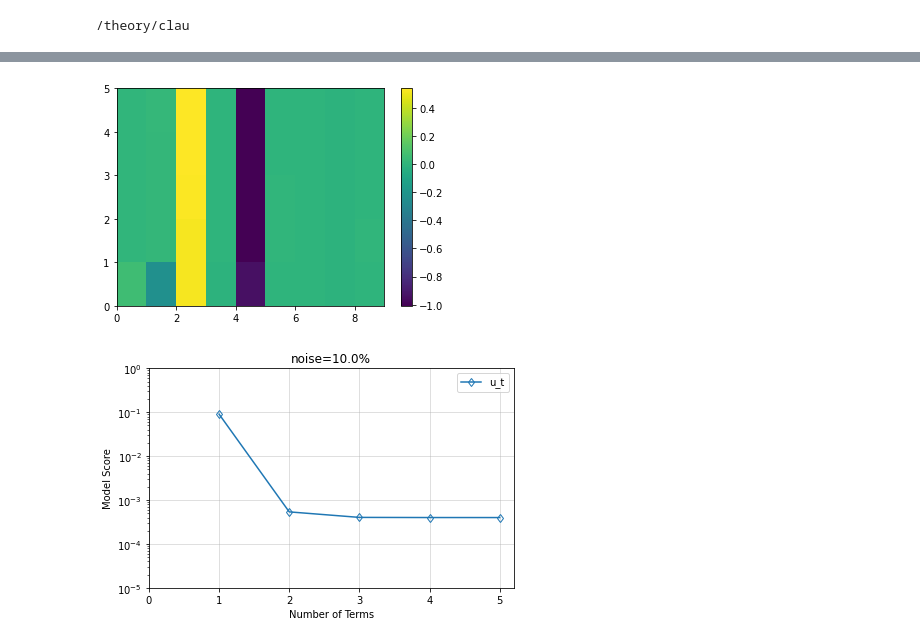
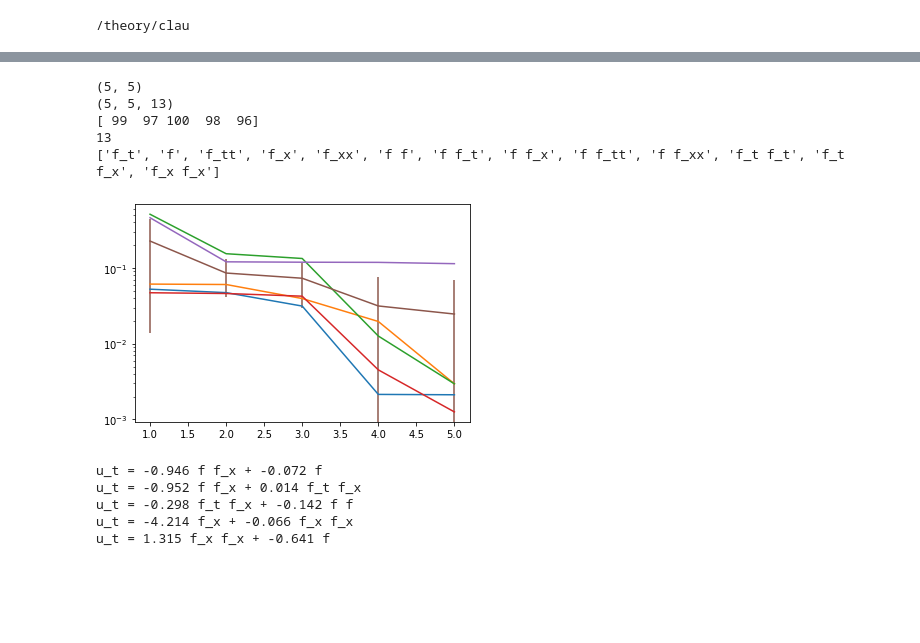
Before and after one commit to iamcalvinlau/MISER, a Jupyter notebook: SINDy -- Burger's Equation (Smoothed Polyfit).ipynb, the cells around one changed output, grey strips where cells are left out. Saved outputs shown, nothing was run; the diff lists cells and outputs as text; code cells hidden in the pictures; blank space fills up the shorter version.

```diff
--- a/SINDy -- Burger's Equation (Smoothed Polyfit).ipynb
+++ b/SINDy -- Burger's Equation (Smoothed Polyfit).ipynb
@@ -539,28 +87,50 @@ plt.show()
-# %%
-plt.pcolormesh(np.array(model.optimizer.history_)[:,0,:])
-plt.colorbar()
-plt.show()
-# %% [output]
-[figure, removed]
-# %%
-plt.figure()
-plt.plot(
-    N_terms,
-    1-np.array(score),
-    'd-',
-    mfc='none',
-    label='u_t'
-)
-plt.legend()
-plt.yscale('log')
-plt.title('noise={}%'.format(noise_level*100))
-plt.xlabel('Number of Terms')
-plt.ylabel('Model Score')
-# plt.axvline(threshold,c='k',ls='--')
-plt.tight_layout()
-plt.ylim(1e-5,1e0)
-plt.xticks([0,1,2,3,4,5])
-plt.grid(True, alpha=0.5)
-plt.show()
-# %% [output]
-[figure, removed]
+# %%
+from SPIDER_mod.sparse_identification_polyfit import sparse_identifier_polyfit
+sip = sparse_identifier_polyfit(
+    u_noisy, [x, t],
+    N_iterations = 5,
+    N_terms = [1,2,3,4,5],
+    N_samples = 100,
+    poly_degree = 3,
+    i_pow = 3,
+    j_pow = 3,
+    i_frac = 0.25,
+    j_frac = 0.25,
+    RNG_seed = 314159
+)
+sip.iterate_sparse_identification()
+# %%
+print(sip.scores.shape)
+print(sip.coefficients.shape)
+print(sip.N_samples_actual)
+print(len(sip.feature_names))
+print(sip.feature_names)
+# %% [output]
+(5, 5)
+(5, 5, 13)
+[ 99  97 100  98  96]
+13
+['f_t', 'f', 'f_tt', 'f_x', 'f_xx', 'f f', 'f f_t', 'f f_x', 'f f_tt', 'f f_xx', 'f_t f_t', 'f_t f_x', 'f_x f_x']
+# %%
+for scores in sip.scores:
+    plt.errorbar(
+        sip.N_terms,
+        1 - scores
+    )
+plt.errorbar(
+    sip.N_terms,
+    np.mean(1 - sip.scores, axis=0),
+    yerr=np.std(1 - sip.scores, axis=0),
+)
+plt.yscale('log')
+# %% [output]
+[figure, added]
+# %%
+for eqn in sip.equations:
+    print(eqn[1])
+# %% [output]
+u_t = -0.946 f f_x + -0.072 f
+u_t = -0.952 f f_x + 0.014 f_t f_x
+u_t = -0.298 f_t f_x + -0.142 f f
+u_t = -4.214 f_x + -0.066 f_x f_x
+u_t = 1.315 f_x f_x + -0.641 f
```
Also changed, not shown: parts of 14 cells of this notebook, 2 other files.
